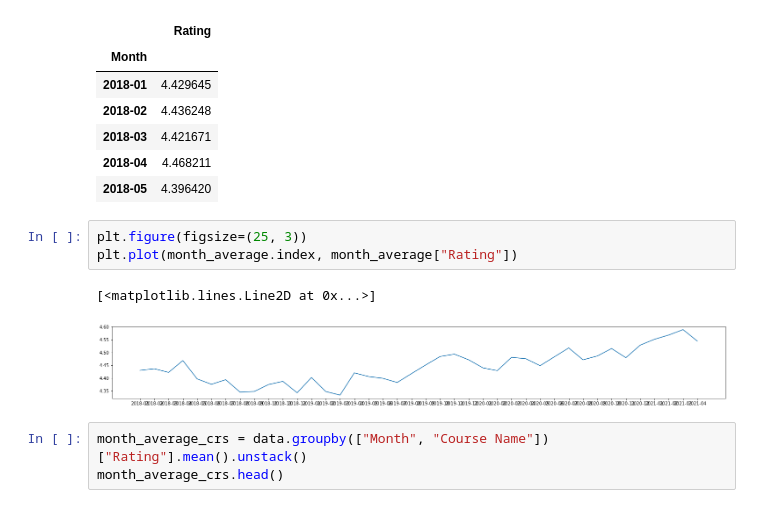
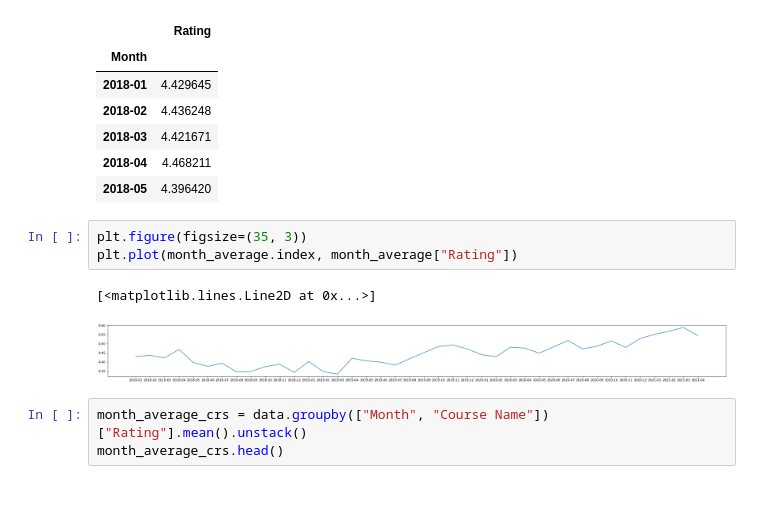
Before and after one commit to jonasbartz/python, a Jupyter notebook: data-analysis-visualisation/review-analysis.ipynb, the cells around one changed output. Cells and saved outputs as stored; diff of their text form.

```diff
--- a/data-analysis-visualisation/review-analysis.ipynb
+++ b/data-analysis-visualisation/review-analysis.ipynb
@@ -176,11 +176,11 @@ month_average.head()
 | 2018-04 | 4.468211 |
 | 2018-05 | 4.396420 |
 # %%
-plt.figure(figsize=(25, 3))
+plt.figure(figsize=(35, 3))
 plt.plot(month_average.index, month_average["Rating"])
 # %% [output]
 [<matplotlib.lines.Line2D at 0x...>]
-[figure, old version]
+[figure, new version]
 # %%
 month_average_crs = data.groupby(["Month", "Course Name"])["Rating"].mean().unstack()
 month_average_crs.head()
```
Also changed, not shown: parts of 1 cell of this notebook.
